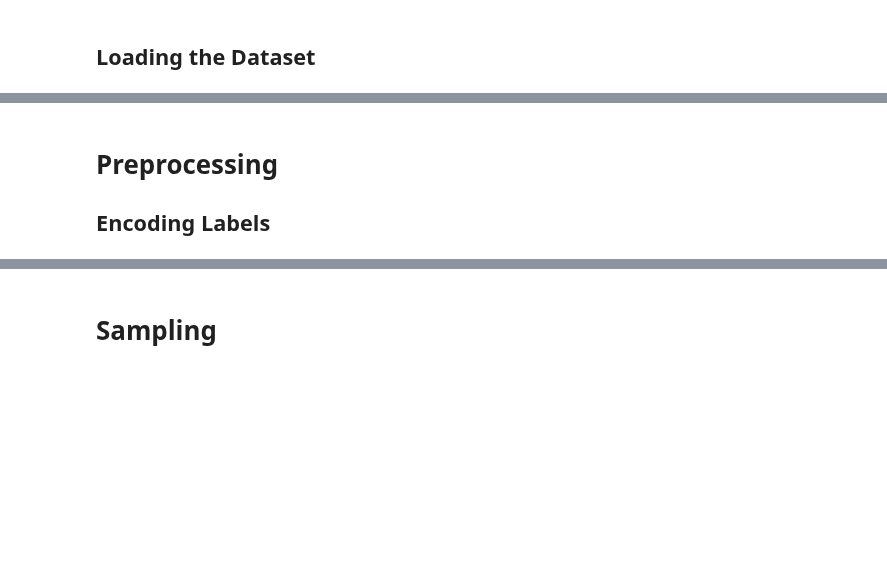
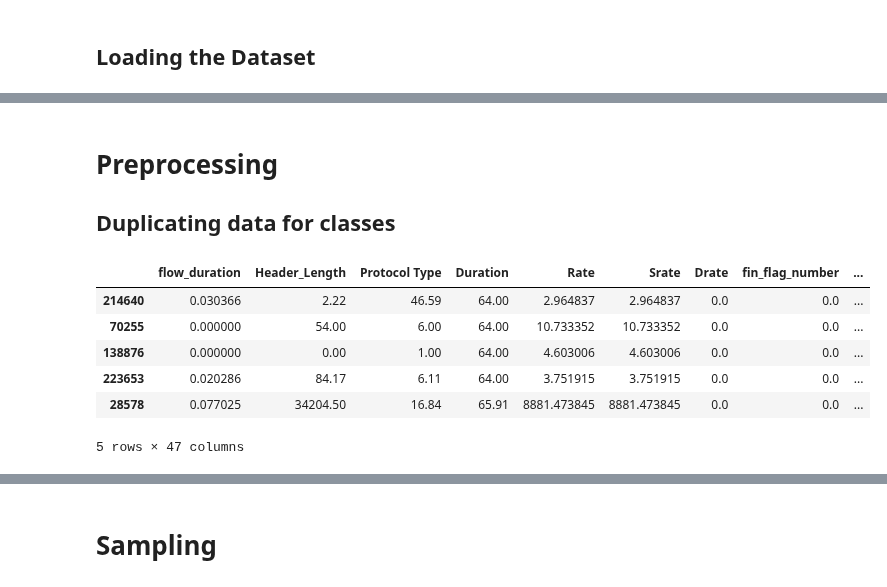
Before and after one commit to Keko787/Generating-a-Balanced-IoT-Cyber-Attack-Dataset-with-GAN-COIL-Collaboration-, a Jupyter notebook: classical_sampling_techniques/oversampling/smote.ipynb, the cells around one changed output, grey strips where cells are left out. Cells and saved outputs as stored; diff of their text form; code cells hidden in the pictures; blank space fills up the shorter version.

```diff
--- a/classical_sampling_techniques/oversampling/smote.ipynb
+++ b/classical_sampling_techniques/oversampling/smote.ipynb
@@ -87,3 +119,62 @@ full_data.describe()
 # %% [markdown]
 # Preprocessing
-## Encoding Labels
+## Duplicating data for classes
+# %%
+all_data = {}
+
+for _class in apply_classes:
+    all_data[_class] = full_data.copy()
+
+    match _class:
+        case '8+1':
+            label_categories = {
+                'Backdoor_Malware': 'Web',
+                'BenignTraffic': 'Benign',
+                'BrowserHijacking': 'Web',
+                'CommandInjection': 'DDoS',
+                'DDoS-ACK_Fragmentation': 'DDoS',
+                'DDoS-HTTP_Flood': 'DDoS',
+                'DDoS-ICMP_Flood': 'DDoS',
+                'DDoS-ICMP_Fragmentation': 'DDoS',
+                'DDoS-PSHACK_Flood': 'DDoS',
+                'DDoS-RSTFINFlood': 'DDoS',
+                'DDoS-SYN_Flood': 'DDoS',
+                'DDoS-SlowLoris': 'DDoS',
+                'DDoS-SynonymousIP_Flood': 'DDoS',
+                'DDoS-TCP_Flood': 'DDoS',
+                'DDoS-UDP_Flood': 'DDoS',
+                'DDoS-UDP_Fragmentation': 'DDoS',
+                'DNS_Spoofing': 'Spoofing',
+                'DictionaryBruteForce': 'BruteForce',
+                'DoS-HTTP_Flood': 'DoS',
+                'DoS-SYN_Flood': 'DoS',
+                'DoS-TCP_Flood': 'DoS',
+                'DoS-UDP_Flood': 'DoS',
+                'MITM-ArpSpoofing': 'Spoofing',
+                'Mirai-greeth_flood': 'Mirai',
+                'Mirai-greip_flood': 'Mirai',
+                'Mirai-udpplain': 'Mirai',
+                'Recon-HostDiscovery': 'Recon',
+                'Recon-OSScan': 'Recon',
+                'Recon-PingSweep': 'Recon',
+                'Recon-PortScan': 'Recon',
+                'SqlInjection': 'Web',
+                'Uploading_Attack': 'Web',
+                'VulnerabilityScan': 'Recon',
+                'XSS': 'Web'
+            }
+            all_data['8+1']['label'] = all_data['8+1']['label'].map(label_categories)
+
+        case '1+1':
+            all_data['1+1'].loc[all_data['1+1']['label'] != 'BenignTraffic', 'label'] = 'Attack'
+            all_data['1+1'].loc[all_data['1+1']['label'] == 'BenignTraffic', 'label'] = 'Benign'
+
+all_data[apply_classes[0]].head()
+# %% [output]
+|  | flow_duration | Header_Length | Protocol Type | Duration | Rate | Srate | Drate | fin_flag_number | ... |
+| 214640 | 0.030366 | 2.22 | 46.59 | 64.00 | 2.964837 | 2.964837 | 0.0 | 0.0 | ... |
+| 70255 | 0.000000 | 54.00 | 6.00 | 64.00 | 10.733352 | 10.733352 | 0.0 | 0.0 | ... |
+| 138876 | 0.000000 | 0.00 | 1.00 | 64.00 | 4.603006 | 4.603006 | 0.0 | 0.0 | ... |
+| 223653 | 0.020286 | 84.17 | 6.11 | 64.00 | 3.751915 | 3.751915 | 0.0 | 0.0 | ... |
+| 28578 | 0.077025 | 34204.50 | 16.84 | 65.91 | 8881.473845 | 8881.473845 | 0.0 | 0.0 | ... |
+5 rows × 47 columns
```
Also changed, not shown: parts of 18 cells of this notebook.
